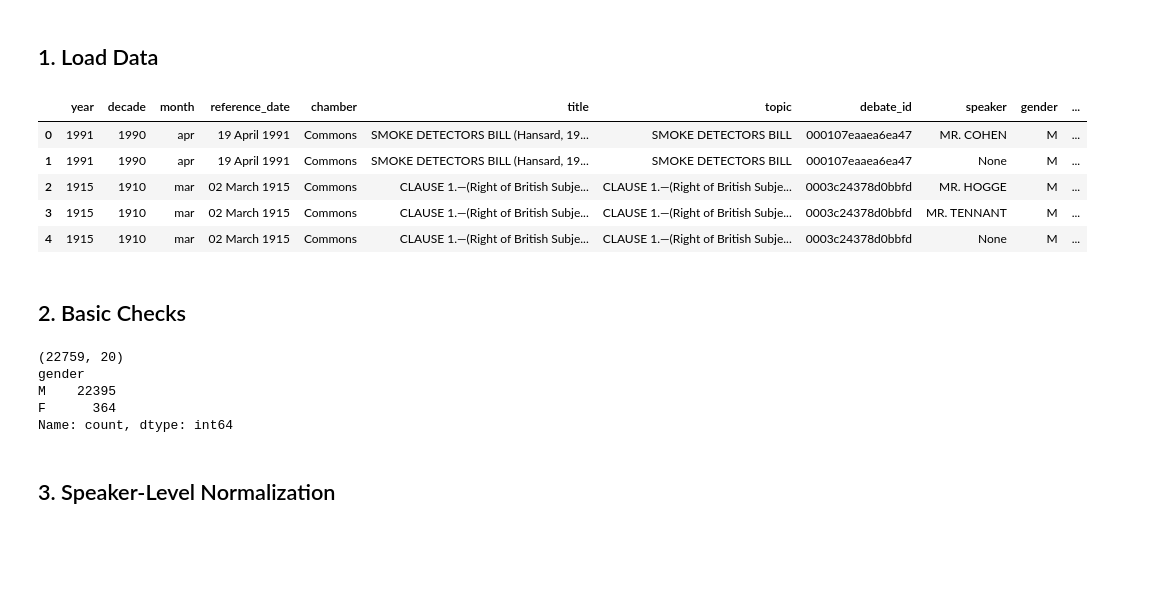
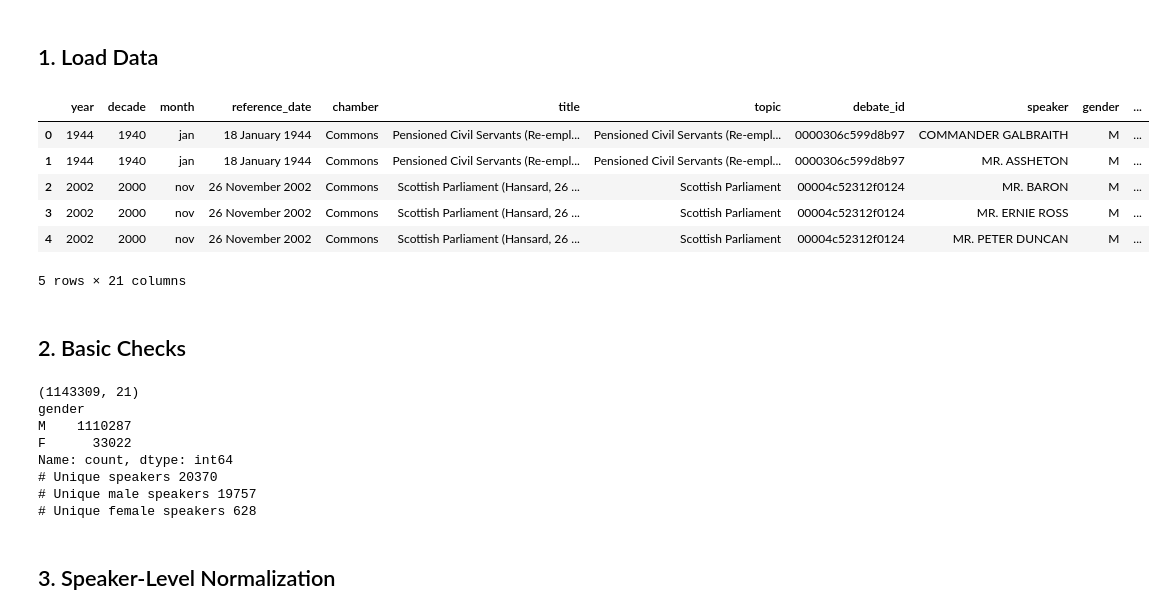
Before and after one commit to omarkhursheed/hansard-nlp-explorer, a Jupyter notebook: src/hansard/analysis/attention_scoring/speech_len_analysis.ipynb, the cells around one changed output. Cells and saved outputs as stored; diff of their text form; code cells hidden in the pictures; blank space fills up the shorter version.

```diff
--- a/src/hansard/analysis/attention_scoring/speech_len_analysis.ipynb
+++ b/src/hansard/analysis/attention_scoring/speech_len_analysis.ipynb
@@ -9,32 +9,42 @@ from wordcloud import WordCloud
 # %%
 input_path = Path("/Users/msawkar/Projects/hansard-nlp-explorer/src/hansard/data/analysis_data/attention_speech_len.parquet")
 df = pd.read_parquet(input_path)
 
 top_words_path = Path("/Users/msawkar/Projects/hansard-nlp-explorer/src/hansard/data/analysis_data/unique_top_words.parquet")
 words_df = pd.read_parquet(top_words_path)
 
+logodds_path = Path("/Users/msawkar/Projects/hansard-nlp-explorer/src/hansard/data/analysis_data/terms_logodds.parquet")
+logodds_df = pd.read_parquet(logodds_path)
+
 df.head()
 # %% [output]
 |  | year | decade | month | reference_date | chamber | title | topic | debate_id | speaker | gender | ... |
-| 0 | 1991 | 1990 | apr | 19 April 1991 | Commons | SMOKE DETECTORS BILL (Hansard, 19... | SMOKE DETECTORS BILL | 000107eaaea6ea47 | MR. COHEN | M | ... |
-| 1 | 1991 | 1990 | apr | 19 April 1991 | Commons | SMOKE DETECTORS BILL (Hansard, 19... | SMOKE DETECTORS BILL | 000107eaaea6ea47 | None | M | ... |
-| 2 | 1915 | 1910 | mar | 02 March 1915 | Commons | CLAUSE 1.—(Right of British Subje... | CLAUSE 1.—(Right of British Subje... | 0003c24378d0bbfd | MR. HOGGE | M | ... |
-| 3 | 1915 | 1910 | mar | 02 March 1915 | Commons | CLAUSE 1.—(Right of British Subje... | CLAUSE 1.—(Right of British Subje... | 0003c24378d0bbfd | MR. TENNANT | M | ... |
-| 4 | 1915 | 1910 | mar | 02 March 1915 | Commons | CLAUSE 1.—(Right of British Subje... | CLAUSE 1.—(Right of British Subje... | 0003c24378d0bbfd | None | M | ... |
+| 0 | 1944 | 1940 | jan | 18 January 1944 | Commons | Pensioned Civil Servants (Re-empl... | Pensioned Civil Servants (Re-empl... | 0000306c599d8b97 | COMMANDER GALBRAITH | M | ... |
+| 1 | 1944 | 1940 | jan | 18 January 1944 | Commons | Pensioned Civil Servants (Re-empl... | Pensioned Civil Servants (Re-empl... | 0000306c599d8b97 | MR. ASSHETON | M | ... |
+| 2 | 2002 | 2000 | nov | 26 November 2002 | Commons | Scottish Parliament (Hansard, 26 ... | Scottish Parliament | 00004c52312f0124 | MR. BARON | M | ... |
+| 3 | 2002 | 2000 | nov | 26 November 2002 | Commons | Scottish Parliament (Hansard, 26 ... | Scottish Parliament | 00004c52312f0124 | MR. ERNIE ROSS | M | ... |
+| 4 | 2002 | 2000 | nov | 26 November 2002 | Commons | Scottish Parliament (Hansard, 26 ... | Scottish Parliament | 00004c52312f0124 | MR. PETER DUNCAN | M | ... |
+5 rows × 21 columns
 # %%
 speaker_df = df[df["speaker"].notna()].copy()
 group_df = df[df["speaker"].isna()].copy()
 # %% [markdown]
 ## 2. Basic Checks
-# %%
-print(speaker_df.shape)
-print(speaker_df["gender"].value_counts())
-# %% [output]
-(22759, 20)
-gender
-M    22395
-F      364
-Name: count, dtype: int64
+# %%
+print(speaker_df.shape)
+print(speaker_df["gender"].value_counts())
+print(f"# Unique speakers {speaker_df['speaker'].nunique()}")
+print(f"# Unique male speakers {df.loc[df['gender'] == 'M', 'speaker'].nunique()}")
+print(f"# Unique female speakers {df.loc[df['gender'] == 'F', 'speaker'].nunique()}")
+# %% [output]
+(1143309, 21)
+gender
+M    1110287
+F      33022
+Name: count, dtype: int64
+# Unique speakers 20370
+# Unique male speakers 19757
+# Unique female speakers 628
 # %% [markdown]
 ## 3. Speaker-Level Normalization
 # %% [markdown]
```
Also changed, not shown: parts of 20 cells of this notebook, 5 other files.
